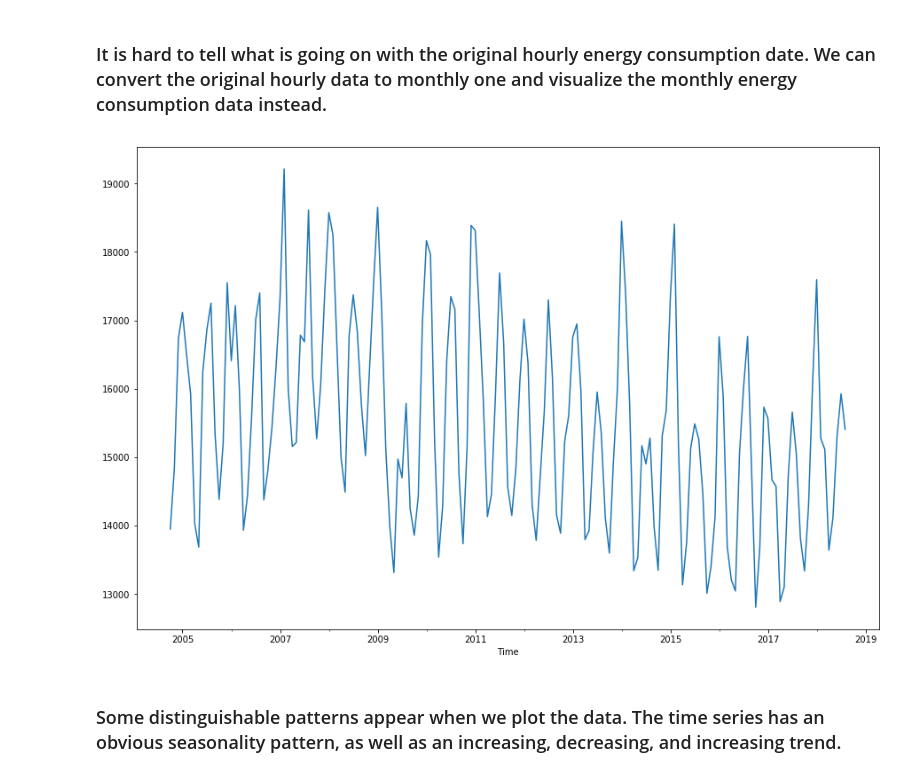
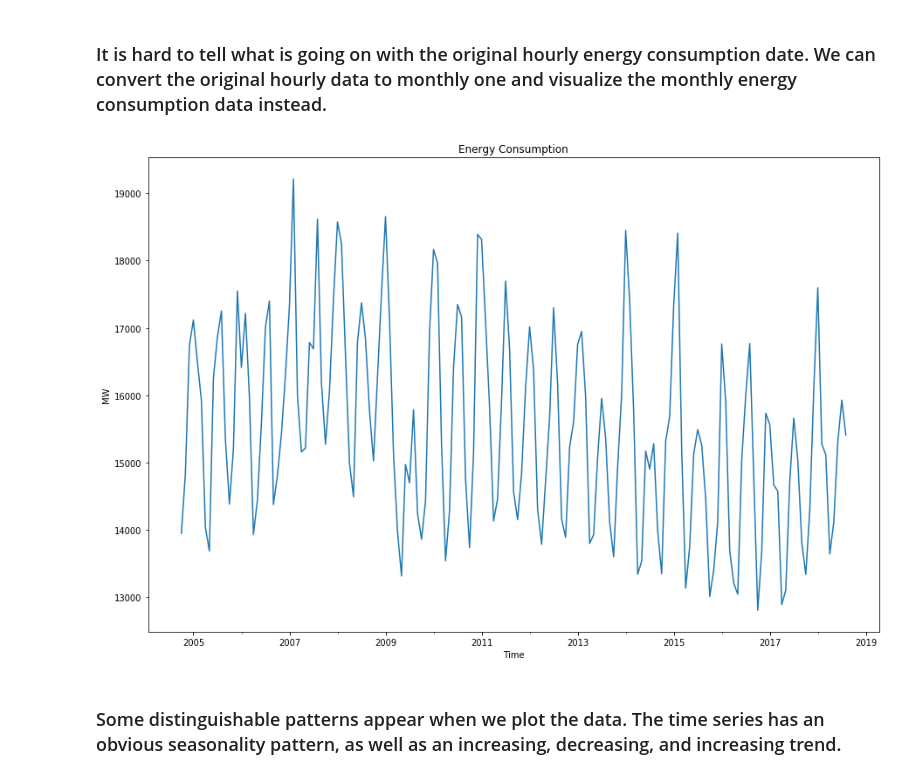
Before and after one commit to kaziahosunhabibripon/Time-Series, a Jupyter notebook: Energy-Consumption-23.ipynb, the cells around one changed output. Saved outputs shown, nothing was run; the diff lists cells and outputs as text; code cells hidden in the pictures.

```diff
--- a/Energy-Consumption-23.ipynb
+++ b/Energy-Consumption-23.ipynb
@@ -114,9 +114,11 @@ plt.show()
 y = ts['MW'].resample('MS').mean()
 # %%
 y.plot()
+plt.title('Energy Consumption')
+plt.ylabel('MW')
 plt.show()
 # %% [output]
-[figure, old version]
+[figure, new version]
 # %% [markdown]
 ### Some distinguishable patterns appear when we plot the data. The time series has an obvious seasonality pattern, as well as an increasing, decreasing, and increasing trend.
 # %% [markdown]
```
Also changed, not shown: parts of 9 cells of this notebook.
